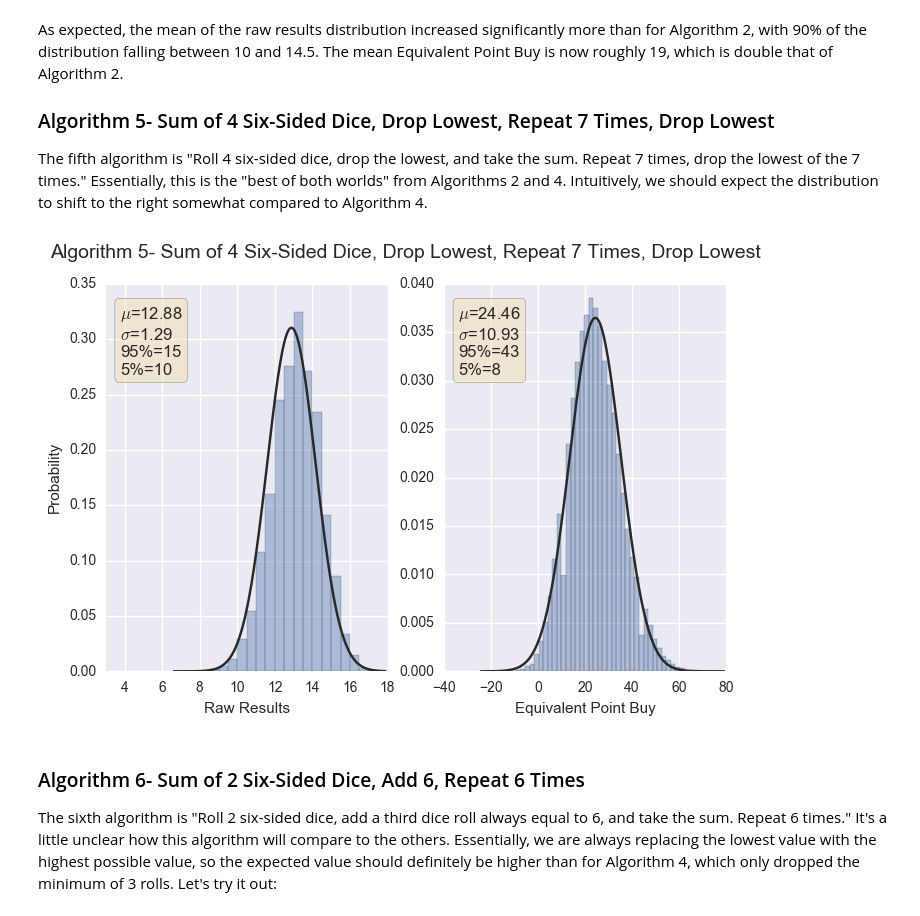
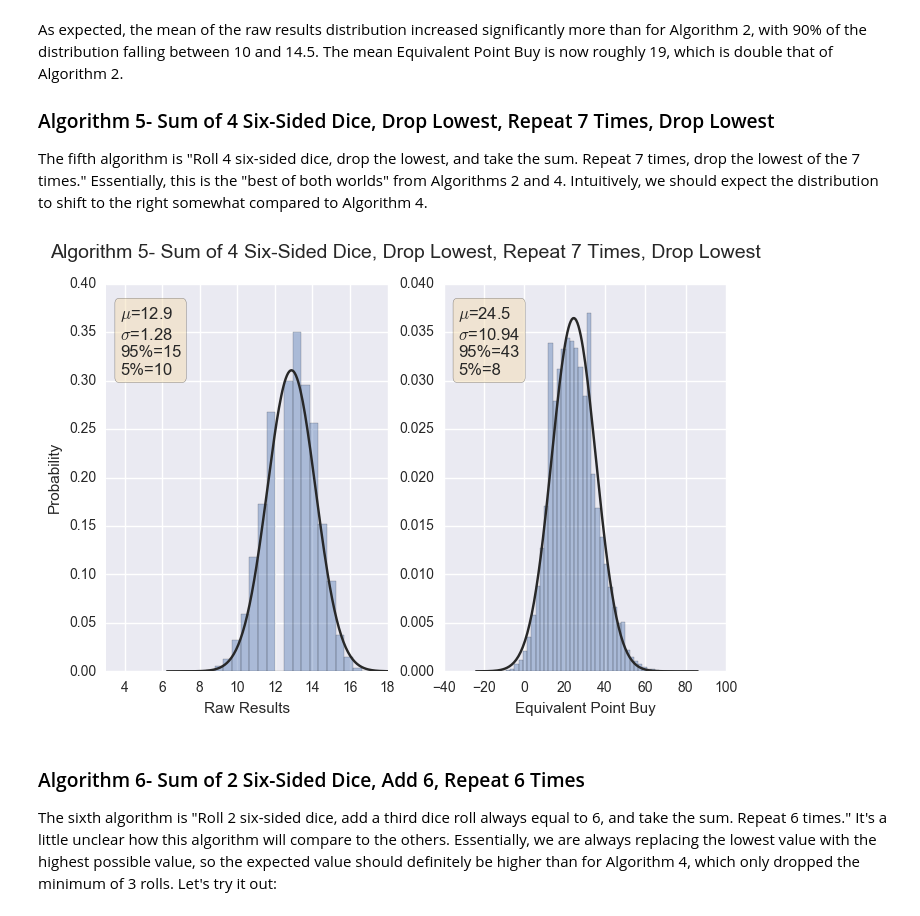
Before and after one commit to drericstrong/Blog, a Jupyter notebook: 20161228_PointBuyVsRandomRolls.ipynb, the cells around one changed output. Saved outputs shown, nothing was run; the diff lists cells and outputs as text; code cells hidden in the pictures.

```diff
--- a/20161228_PointBuyVsRandomRolls.ipynb
+++ b/20161228_PointBuyVsRandomRolls.ipynb
@@ -25,7 +25,7 @@ Let's imagine that we were given the following "value mapping" that gives a roug
 # %%
 from tabulate import tabulate
 # We will use the value mapping later as a lookup dictionary
-vmap = {3:-14, 4:-11, 5:-8, 6:-6, 7:-4, 8:-2,
+vmap = {3:-16, 4:-12, 5:-9, 6:-6, 7:-4, 8:-2,
         9:-1, 10:0, 11:1, 12:2, 13:3, 14:5,
         15:7, 16:10, 17:13, 18:17}
 # However, we want to actually display the mapping above, so let's
@@ -76,12 +76,14 @@ from heapq import nlargest
 import matplotlib.pyplot as plt
 % matplotlib inline
 
-def mc_solution(num_hist, num_dice, num_reps, add_six=False, drop_low_dice=False,
-                drop_low_rep=False):
-    # raw_bins will contain  each raw result; val_bins is after Point Buy remapping
+def mc_solution(num_hist, num_dice, num_reps, add_six=False,
+                drop_low_dice=False, drop_low_rep=False):
+    # raw_bins will contain  each raw result; val_bins is after
+    #Point Buy remapping
     raw_res = []
     val_res = []
-    # Perform Monte Carlo sampling for the requested number of histories
+    # Perform Monte Carlo sampling for the requested
+    # number of histories
     for _ in range(num_hist):
         roll_sums = []
         # Repeat the dice rolling [num_reps] time (Part D)
@@ -124,8 +126,9 @@ def plot_hist(raw_data, val_data, title, bins):
     ax2.set_xlabel('Equivalent Point Buy')
 
 def build_text(data):
-    ret_string = '$\mu$={:.2f}\n$\sigma$={:.2f}\n95%={:.0f}\n5%={:.0f}'.format(
-                 np.mean(data), np.std(data), np.percentile(data,95), np.percentile(data,5))
+    ret_string = '$\mu$={:.1f}\n$\sigma$={:.2f}\n95%={:.0f}\n5%={:.0f}'.format(
+                 np.mean(data), np.std(data), np.percentile(data,95),
+                 np.percentile(data,5))
     return ret_string
 # %% [markdown]
 ### Algorithm 1- Sum of 3 Six-Sided Dice, Repeat 6 Times
@@ -181,11 +184,12 @@ As expected, the mean of the raw results distribution increased significantly mo
 ### Algorithm 5- Sum of 4 Six-Sided Dice, Drop Lowest, Repeat 7 Times, Drop Lowest
 The fifth algorithm is "Roll 4 six-sided dice, drop the lowest, and take the sum. Repeat 7 times, drop the lowest of the 7 times." Essentially, this is the "best of both worlds" from Algorithms 2 and 4. Intuitively, we should expect the distribution to shift to the right somewhat compared to Algorithm 4.
 # %%
-alg5_raw, alg5_val = mc_solution(10**5, 4, 7, drop_low_dice=True, drop_low_rep=True)
+alg5_raw, alg5_val = mc_solution(10**6, 4, 7, drop_low_dice=True,
+                                 drop_low_rep=True)
 plot_hist(alg5_raw, alg5_val, "Algorithm 5- Sum of 4 Six-Sided Dice, " +
-          "Drop Lowest, Repeat 7 Times, Drop Lowest", 21)
+          "Drop Lowest, Repeat 7 Times, Drop Lowest", 25)
 # %% [output]
-[figure, old version]
+[figure, new version]
 # %% [markdown]
 ### Algorithm 6- Sum of 2 Six-Sided Dice, Add 6, Repeat 6 Times
 The sixth algorithm is "Roll 2 six-sided dice, add a third dice roll always equal to 6, and take the sum. Repeat 6 times." It's a little unclear how this algorithm will compare to the others. Essentially, we are always replacing the lowest value with the highest possible value, so the expected value should definitely be higher than for Algorithm 4, which only dropped the minimum of 3 rolls. Let's try it out:
```
Also changed, not shown: parts of 9 cells of this notebook, 2 other files.
